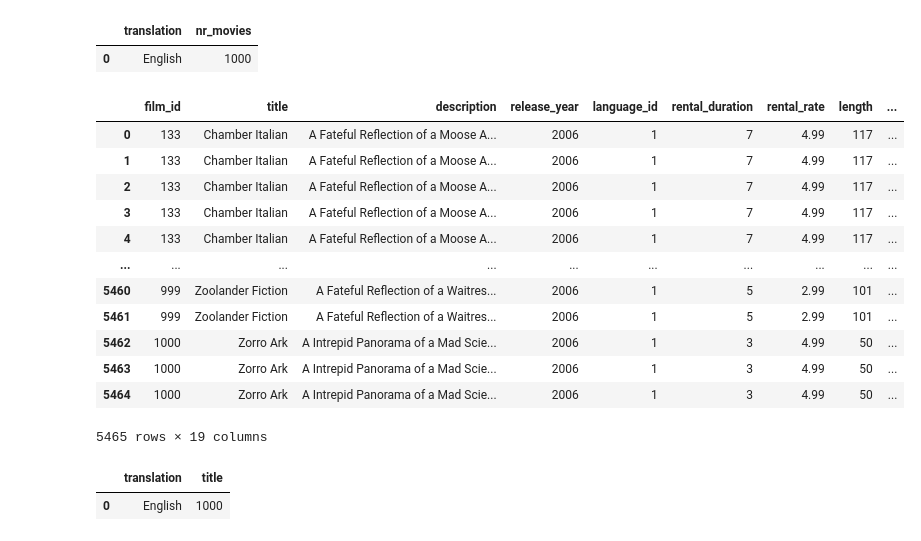
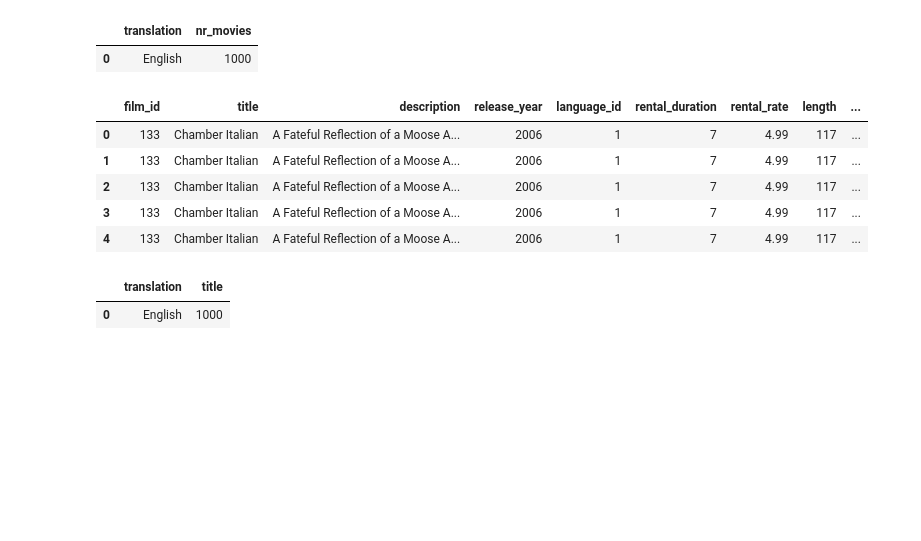
Before and after one commit to elaisavr/SQL-vs-PYTHON-queries---Trial-Postgres-DB-, a Jupyter notebook: Python DVDRENTAL Queries.ipynb, the cells around one changed output. Drawn from its saved outputs; the diff is of its cells as text; code cells hidden in the pictures; blank space fills up the shorter version.

```diff
--- a/Python DVDRENTAL Queries.ipynb
+++ b/Python DVDRENTAL Queries.ipynb
@@ -695,22 +706,15 @@ sql8
 # %%
 # create df 'language' from db table 'language' by selecting only relevant columns
 language = pd.read_sql_query('''SELECT language_id, name AS translation FROM language;''', con=saengine)
 film_datas = film_datas.merge(language, how='left', on='language_id') # merge df 'film_datas' with df 'language'
-film_datas
+film_datas.head()
 # %% [output]
 |  | film_id | title | description | release_year | language_id | rental_duration | rental_rate | length | ... |
 | 0 | 133 | Chamber Italian | A Fateful Reflection of a Moose A... | 2006 | 1 | 7 | 4.99 | 117 | ... |
 | 1 | 133 | Chamber Italian | A Fateful Reflection of a Moose A... | 2006 | 1 | 7 | 4.99 | 117 | ... |
 | 2 | 133 | Chamber Italian | A Fateful Reflection of a Moose A... | 2006 | 1 | 7 | 4.99 | 117 | ... |
 | 3 | 133 | Chamber Italian | A Fateful Reflection of a Moose A... | 2006 | 1 | 7 | 4.99 | 117 | ... |
 | 4 | 133 | Chamber Italian | A Fateful Reflection of a Moose A... | 2006 | 1 | 7 | 4.99 | 117 | ... |
-| ... | ... | ... | ... | ... | ... | ... | ... | ... | ... |
-| 5460 | 999 | Zoolander Fiction | A Fateful Reflection of a Waitres... | 2006 | 1 | 5 | 2.99 | 101 | ... |
-| 5461 | 999 | Zoolander Fiction | A Fateful Reflection of a Waitres... | 2006 | 1 | 5 | 2.99 | 101 | ... |
-| 5462 | 1000 | Zorro Ark | A Intrepid Panorama of a Mad Scie... | 2006 | 1 | 3 | 4.99 | 50 | ... |
-| 5463 | 1000 | Zorro Ark | A Intrepid Panorama of a Mad Scie... | 2006 | 1 | 3 | 4.99 | 50 | ... |
-| 5464 | 1000 | Zorro Ark | A Intrepid Panorama of a Mad Scie... | 2006 | 1 | 3 | 4.99 | 50 | ... |
-5465 rows × 19 columns
 # %%
 # repeat sql 8th query by using Python groupby method
 film8 = film_datas.groupby('translation', as_index=False)['title'].nunique().reset_index(drop=True)
```
Also changed, not shown: parts of 24 cells of this notebook.
